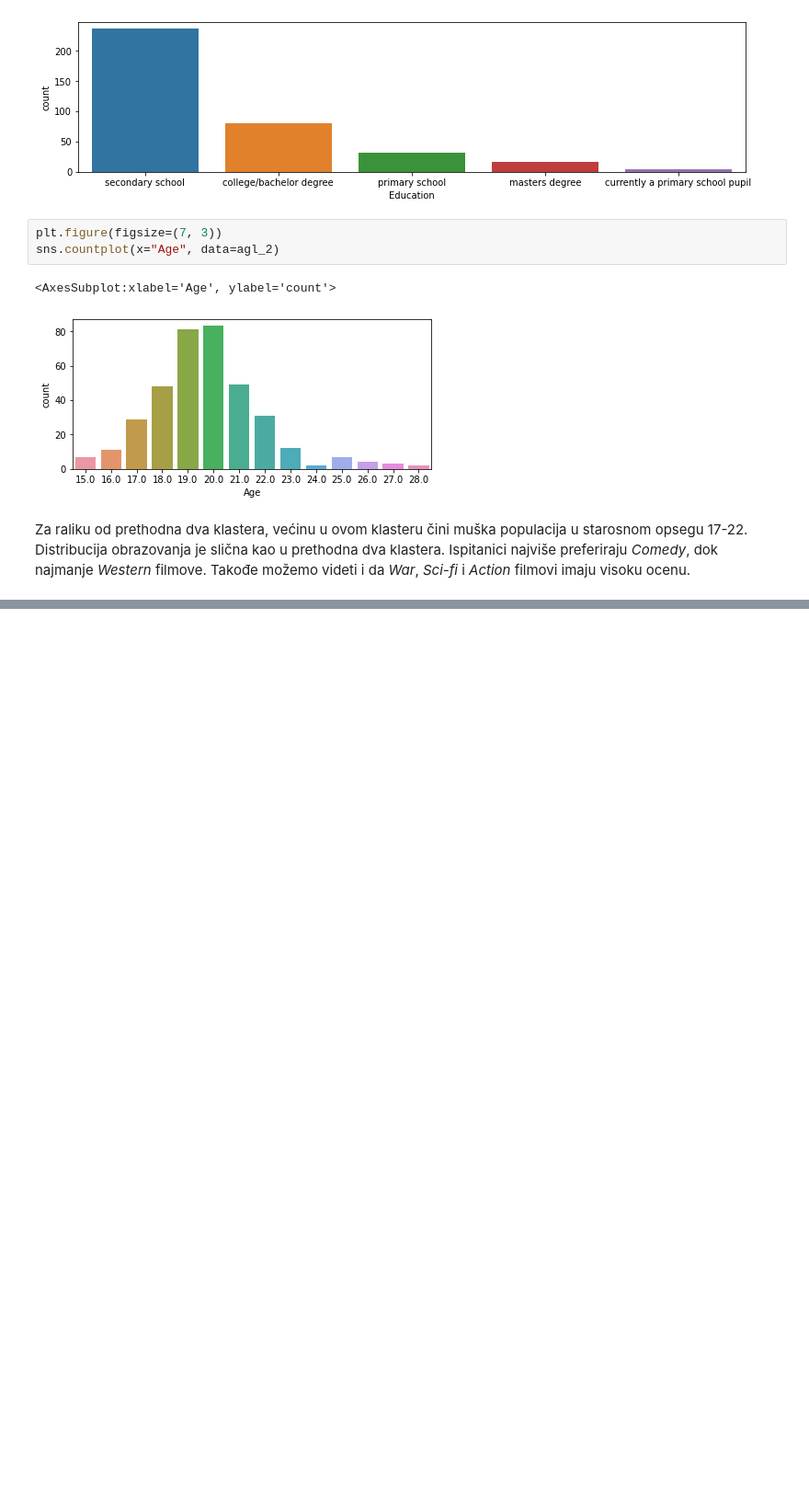
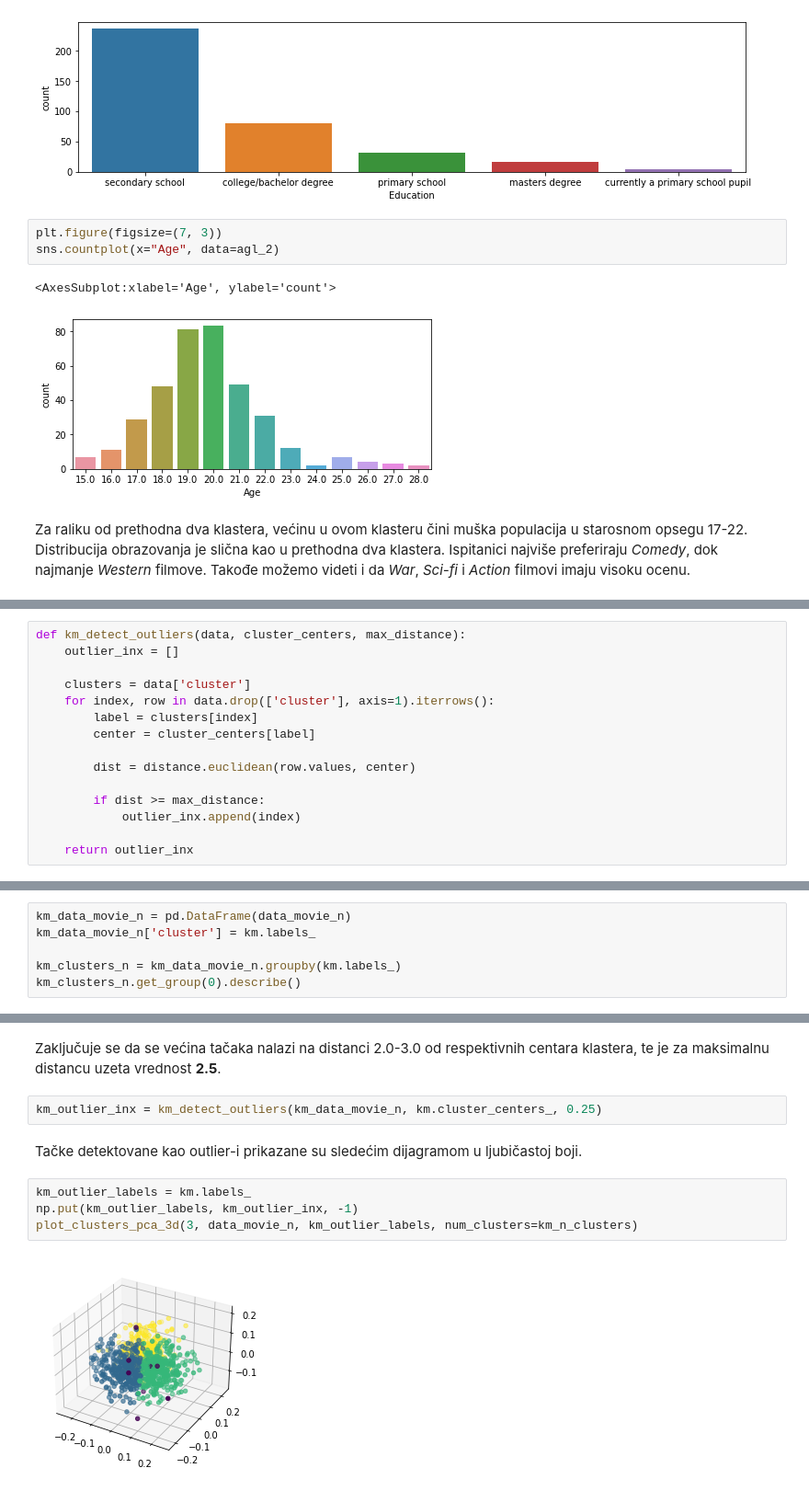
Before and after one commit to LastChanceKatze/ml_young_people_survey, a Jupyter notebook: movie_preferences_clustering.ipynb, the cells around one changed output, grey strips where cells are left out. Shown at 92% size. Drawn from its saved outputs; the diff is of its cells as text; blank space fills up the shorter version.

Commit message:
add: outlier detection

```diff
--- a/movie_preferences_clustering.ipynb
+++ b/movie_preferences_clustering.ipynb
@@ -788,0 +796,15 @@ Za raliku od prethodna dva klastera, većinu u ovom klasteru čini muška popula
+# %%
+def km_detect_outliers(data, cluster_centers, max_distance):
+    outlier_inx = []
+
+    clusters = data['cluster']
+    for index, row in data.drop(['cluster'], axis=1).iterrows():
+        label = clusters[index]
+        center = cluster_centers[label]
+
+        dist = distance.euclidean(row.values, center)
+
+        if dist >= max_distance:
+            outlier_inx.append(index)
+
+    return outlier_inx
@@ -788,0 +813,6 @@ Za raliku od prethodna dva klastera, većinu u ovom klasteru čini muška popula
+# %%
+km_data_movie_n = pd.DataFrame(data_movie_n)
+km_data_movie_n['cluster'] = km.labels_
+
+km_clusters_n = km_data_movie_n.groupby(km.labels_)
+km_clusters_n.get_group(0).describe()
@@ -788,0 +853,12 @@ Za raliku od prethodna dva klastera, većinu u ovom klasteru čini muška popula
+# %% [markdown]
+Zaključuje se da se većina tačaka nalazi na distanci 2.0-3.0 od respektivnih centara klastera, te je za maksimalnu distancu uzeta vrednost **2.5**.
+# %%
+km_outlier_inx = km_detect_outliers(km_data_movie_n, km.cluster_centers_, 0.25)
+# %% [markdown]
+Tačke detektovane kao outlier-i prikazane su sledećim dijagramom u ljubičastoj boji.
+# %%
+km_outlier_labels = km.labels_
+np.put(km_outlier_labels, km_outlier_inx, -1)
+plot_clusters_pca_3d(3, data_movie_n, km_outlier_labels, num_clusters=km_n_clusters)
+# %% [output]
+[figure, added]
```
Also changed, not shown: parts of 17 cells of this notebook, 2 other files.
